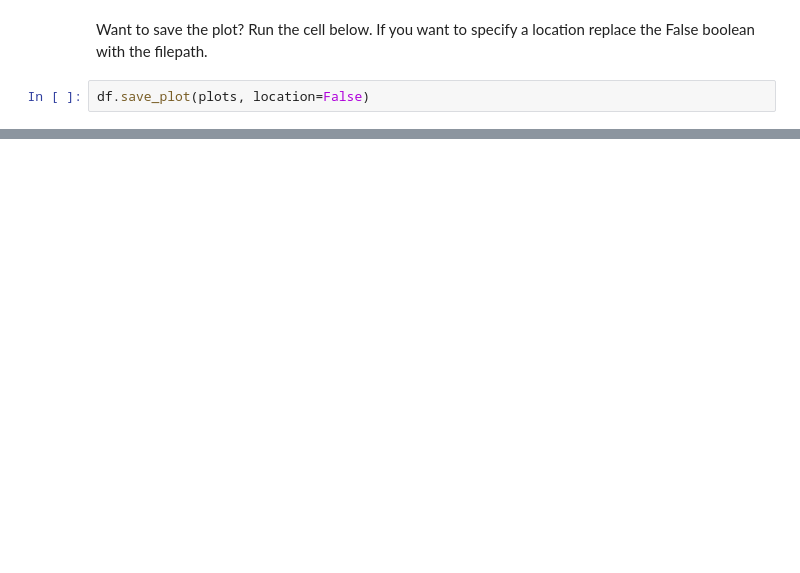
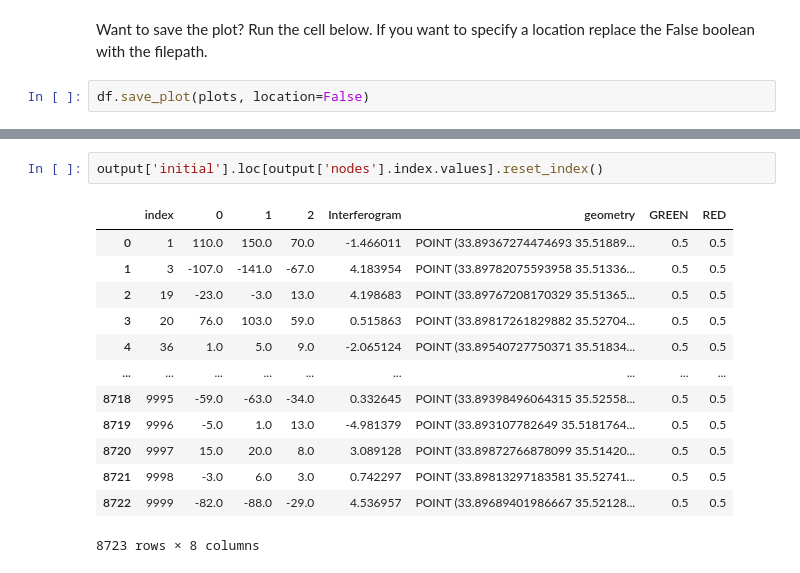
Before and after one commit to luke-scot/damage-assessment, a Jupyter notebook: run_netconf_widgets.ipynb, the cells around one changed output, grey strips where cells are left out. Saved outputs shown, nothing was run; the diff lists cells and outputs as text; blank space fills up the shorter version.

```diff
--- a/run_netconf_widgets.ipynb
+++ b/run_netconf_widgets.ipynb
@@ -187,0 +352,16 @@ df.save_plot(plots, location=False)
+# %%
+output['initial'].loc[output['nodes'].index.values].reset_index()
+# %% [output]
+|  | index | 0 | 1 | 2 | Interferogram | geometry | GREEN | RED |
+| 0 | 1 | 110.0 | 150.0 | 70.0 | -1.466011 | POINT (33.89367274474693 35.51889... | 0.5 | 0.5 |
+| 1 | 3 | -107.0 | -141.0 | -67.0 | 4.183954 | POINT (33.89782075593958 35.51336... | 0.5 | 0.5 |
+| 2 | 19 | -23.0 | -3.0 | 13.0 | 4.198683 | POINT (33.89767208170329 35.51365... | 0.5 | 0.5 |
+| 3 | 20 | 76.0 | 103.0 | 59.0 | 0.515863 | POINT (33.89817261829882 35.52704... | 0.5 | 0.5 |
+| 4 | 36 | 1.0 | 5.0 | 9.0 | -2.065124 | POINT (33.89540727750371 35.51834... | 0.5 | 0.5 |
+| ... | ... | ... | ... | ... | ... | ... | ... | ... |
+| 8718 | 9995 | -59.0 | -63.0 | -34.0 | 0.332645 | POINT (33.89398496064315 35.52558... | 0.5 | 0.5 |
+| 8719 | 9996 | -5.0 | 1.0 | 13.0 | -4.981379 | POINT (33.893107782649 35.5181764... | 0.5 | 0.5 |
+| 8720 | 9997 | 15.0 | 20.0 | 8.0 | 3.089128 | POINT (33.89872766878099 35.51420... | 0.5 | 0.5 |
+| 8721 | 9998 | -3.0 | 6.0 | 3.0 | 0.742297 | POINT (33.89813297183581 35.52741... | 0.5 | 0.5 |
+| 8722 | 9999 | -82.0 | -88.0 | -29.0 | 4.536957 | POINT (33.89689401986667 35.52128... | 0.5 | 0.5 |
+8723 rows × 8 columns
```
Also changed, not shown: parts of 19 cells of this notebook, 14 other files.
